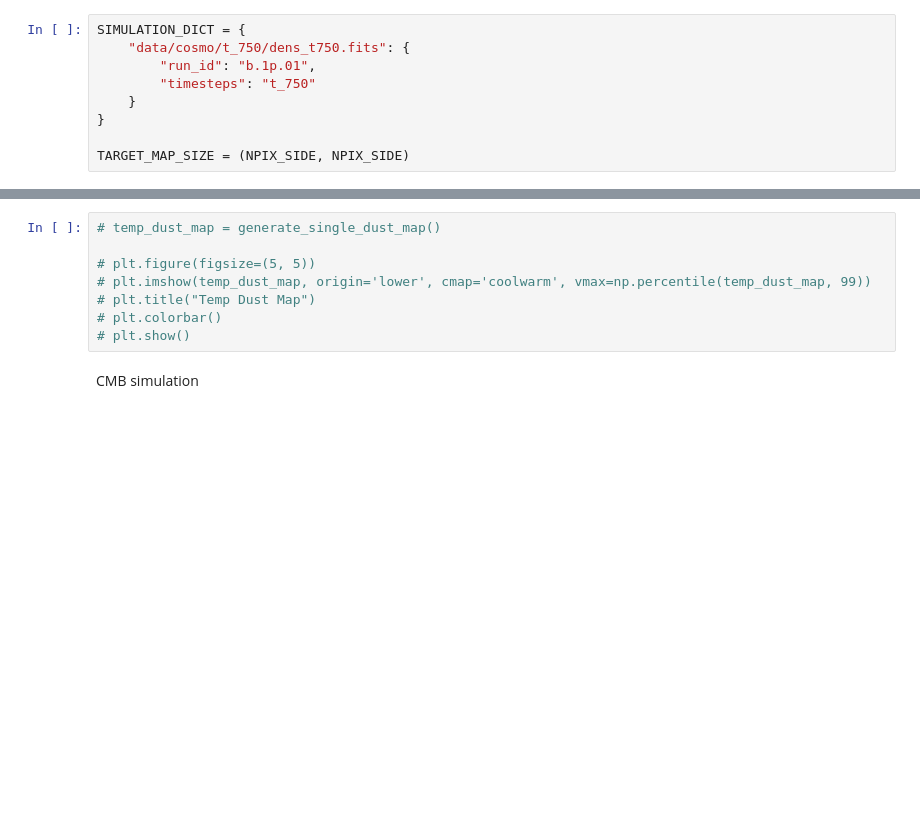
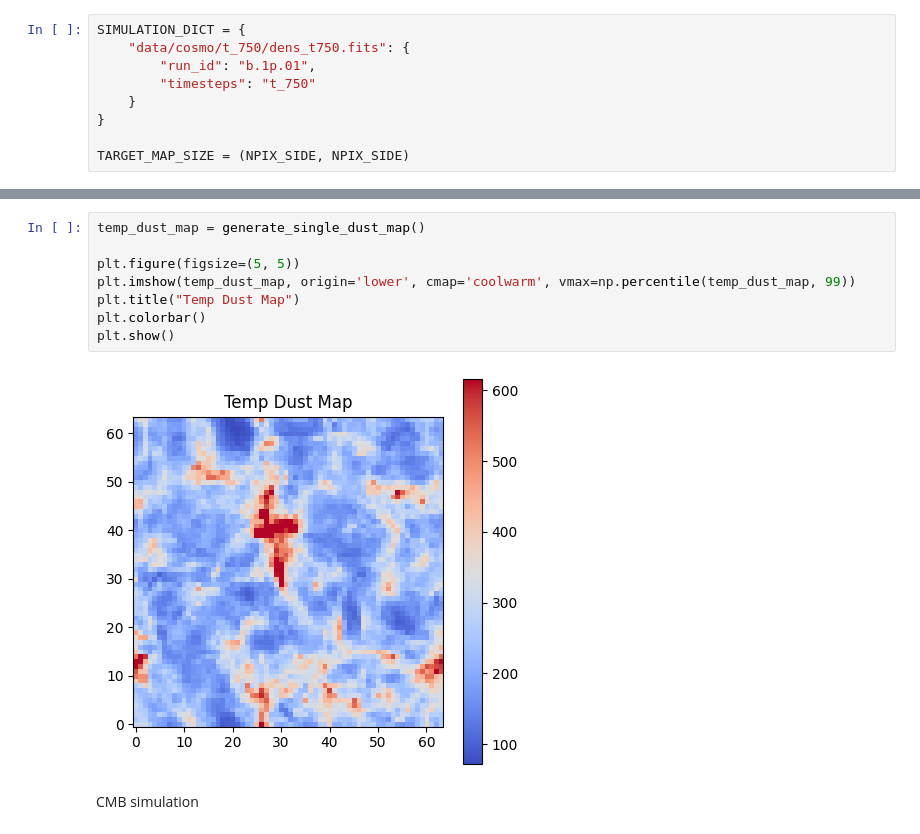
Before and after one commit to AlikMon88/Gibbs-Diff, a Jupyter notebook: unit_main_cosmo.ipynb, the cells around one changed output, grey strips where cells are left out. Drawn from its saved outputs; the diff is of its cells as text; blank space fills up the shorter version.

```diff
--- a/unit_main_cosmo.ipynb
+++ b/unit_main_cosmo.ipynb
@@ -233,11 +236,13 @@ TARGET_MAP_SIZE = (NPIX_SIDE, NPIX_SIDE)
 # %%
-# temp_dust_map = generate_single_dust_map()
+temp_dust_map = generate_single_dust_map()
 
-# plt.figure(figsize=(5, 5))
-# plt.imshow(temp_dust_map, origin='lower', cmap='coolwarm', vmax=np.percentile(temp_dust_map, 99))
-# plt.title("Temp Dust Map")
-# plt.colorbar()
-# plt.show()
+plt.figure(figsize=(5, 5))
+plt.imshow(temp_dust_map, origin='lower', cmap='coolwarm', vmax=np.percentile(temp_dust_map, 99))
+plt.title("Temp Dust Map")
+plt.colorbar()
+plt.show()
+# %% [output]
+[figure, added]
 # %% [markdown]
 CMB simulation
 # %%
```
Also changed, not shown: parts of 22 cells of this notebook, 3 other files.
